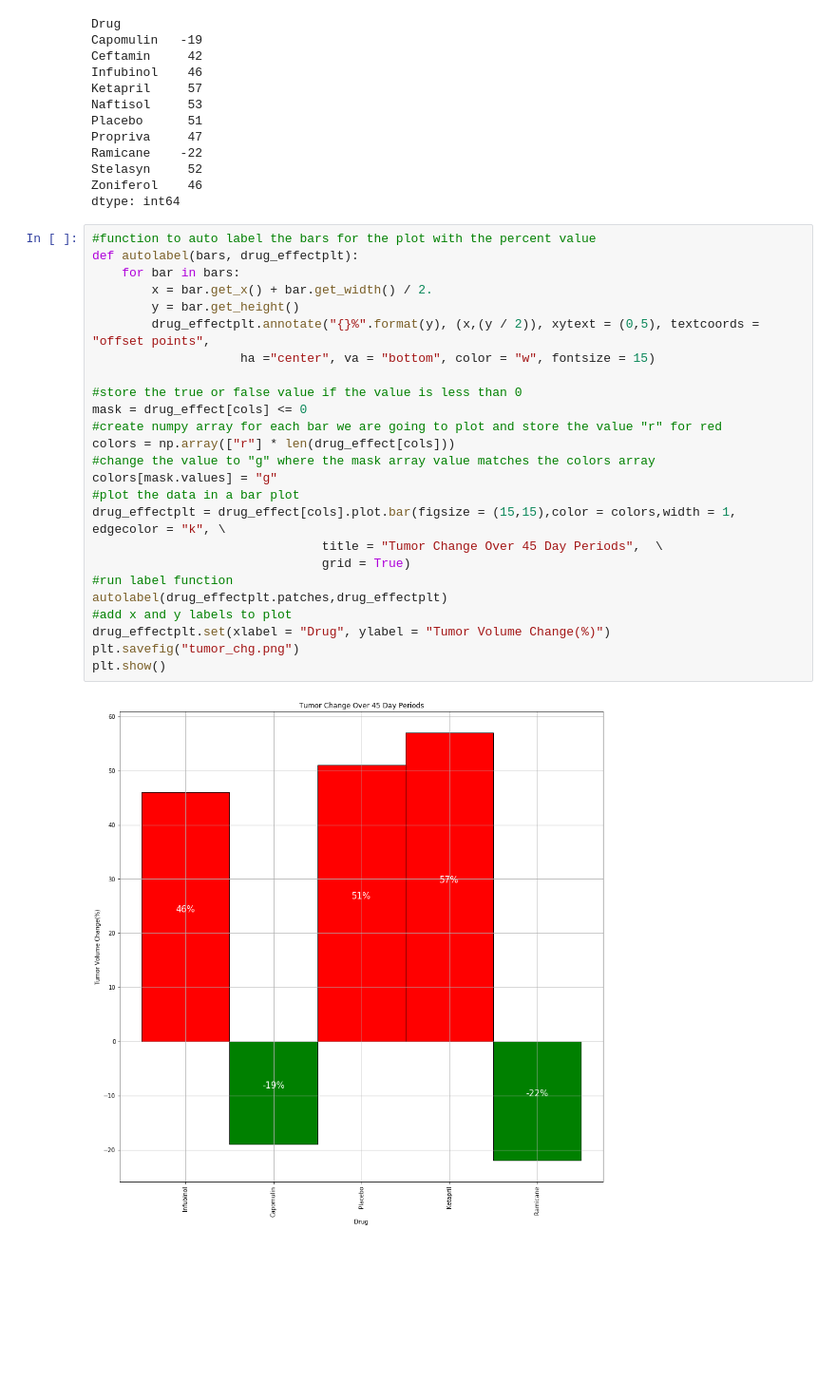
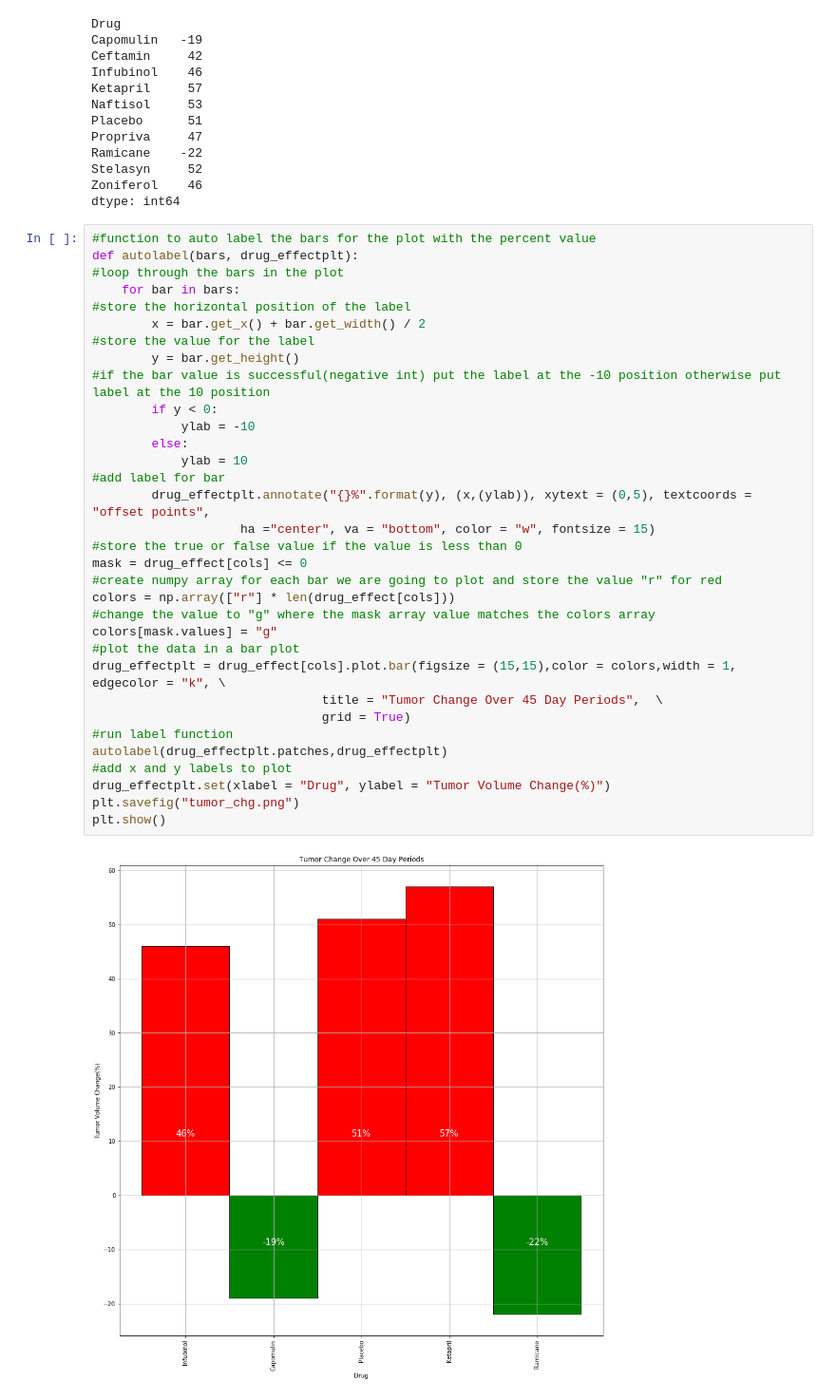
Before and after one commit to gabprado/matplotlib-challenge, a Jupyter notebook: Pymaceuticals/Pymaceuticals.ipynb, the cells around one changed output. Shown at 95% size. Cells and saved outputs as stored; diff of their text form; blank space fills up the shorter version.

```diff
--- a/Pymaceuticals/Pymaceuticals.ipynb
+++ b/Pymaceuticals/Pymaceuticals.ipynb
@@ -225,27 +225,35 @@ dtype: int64
 # %%
 #function to auto label the bars for the plot with the percent value
 def autolabel(bars, drug_effectplt):
+#loop through the bars in the plot
     for bar in bars:
-        x = bar.get_x() + bar.get_width() / 2.
+#store the horizontal position of the label
+        x = bar.get_x() + bar.get_width() / 2
+#store the value for the label
         y = bar.get_height()
-        drug_effectplt.annotate("{}%".format(y), (x,(y / 2)), xytext = (0,5), textcoords = "offset points",
+#if the bar value is successful(negative int) put the label at the -10 position otherwise put label at the 10 position
+        if y < 0:
+            ylab = -10
+        else:
+            ylab = 10
+#add label for bar
+        drug_effectplt.annotate("{}%".format(y), (x,(ylab)), xytext = (0,5), textcoords = "offset points",
                     ha ="center", va = "bottom", color = "w", fontsize = 15)
-
 #store the true or false value if the value is less than 0
 mask = drug_effect[cols] <= 0
 #create numpy array for each bar we are going to plot and store the value "r" for red
 colors = np.array(["r"] * len(drug_effect[cols]))
 #change the value to "g" where the mask array value matches the colors array
 colors[mask.values] = "g"
 #plot the data in a bar plot
 drug_effectplt = drug_effect[cols].plot.bar(figsize = (15,15),color = colors,width = 1, edgecolor = "k", \
                                title = "Tumor Change Over 45 Day Periods",  \
                                grid = True)
 #run label function
 autolabel(drug_effectplt.patches,drug_effectplt)
 #add x and y labels to plot
 drug_effectplt.set(xlabel = "Drug", ylabel = "Tumor Volume Change(%)")
 plt.savefig("tumor_chg.png")
 plt.show()
 # %% [output]
-[figure, old version]
+[figure, new version]
```
Also changed, not shown: 1 other file.
